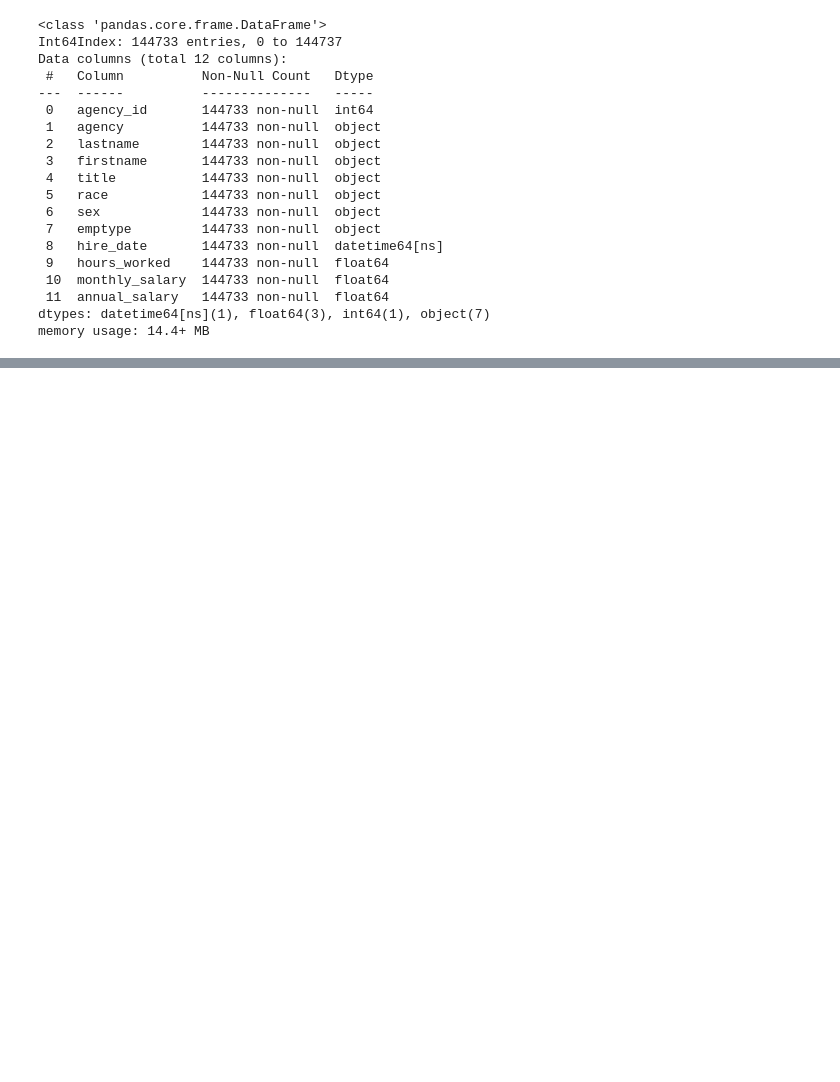
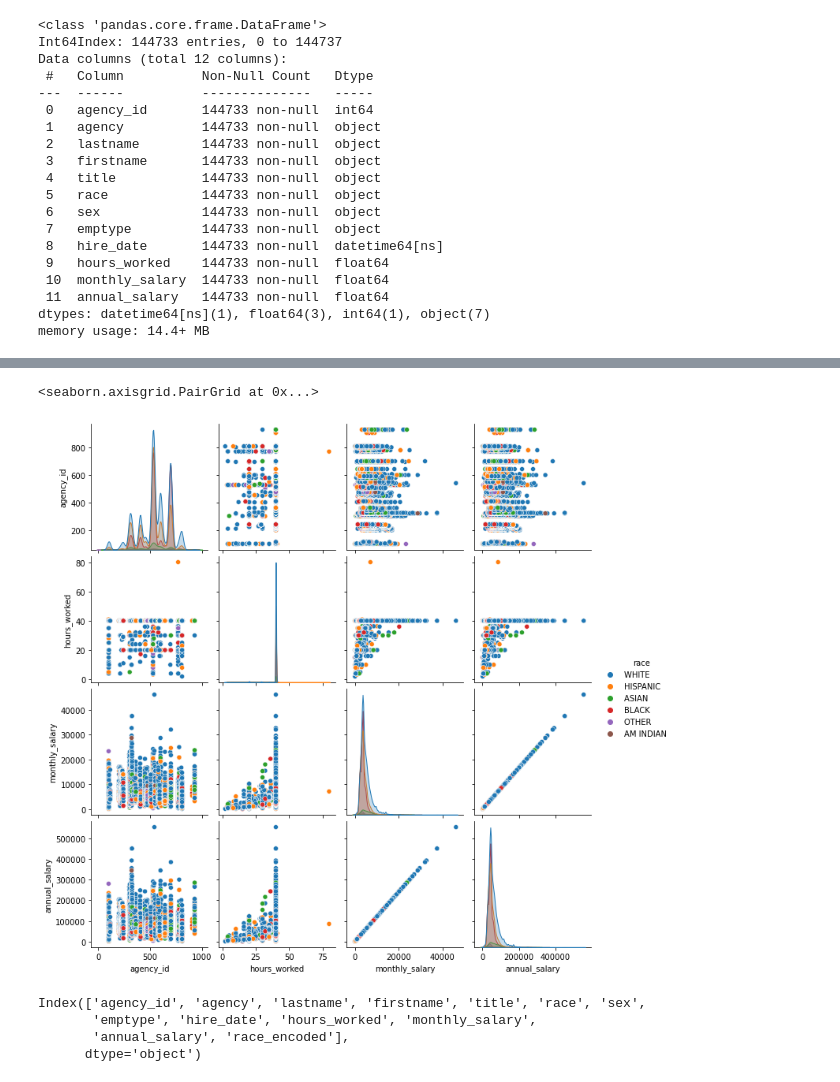
Before and after one commit to Texas-Government-Employee-Salaries/Predicting-Salaries, a Jupyter notebook: cm_notebook.ipynb, the cells around one changed output, grey strips where cells are left out. Saved outputs shown, nothing was run; the diff lists cells and outputs as text; code cells hidden in the pictures; blank space fills up the shorter version.

```diff
--- a/cm_notebook.ipynb
+++ b/cm_notebook.ipynb
@@ -59,0 +109,12 @@ df.head()
+# %%
+sns.pairplot(data=df, hue='race')
+# %% [output]
+<seaborn.axisgrid.PairGrid at 0x...>
+[figure, added]
+# %%
+df.columns
+# %% [output]
+Index(['agency_id', 'agency', 'lastname', 'firstname', 'title', 'race', 'sex',
+       'emptype', 'hire_date', 'hours_worked', 'monthly_salary',
+       'annual_salary', 'race_encoded'],
+      dtype='object')
```
Also changed, not shown: parts of 15 cells of this notebook, 3 other files.
